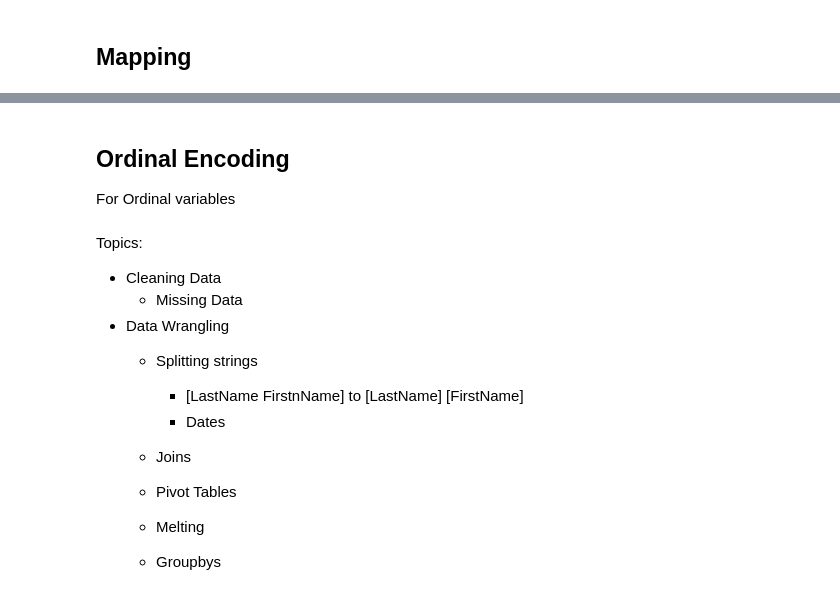
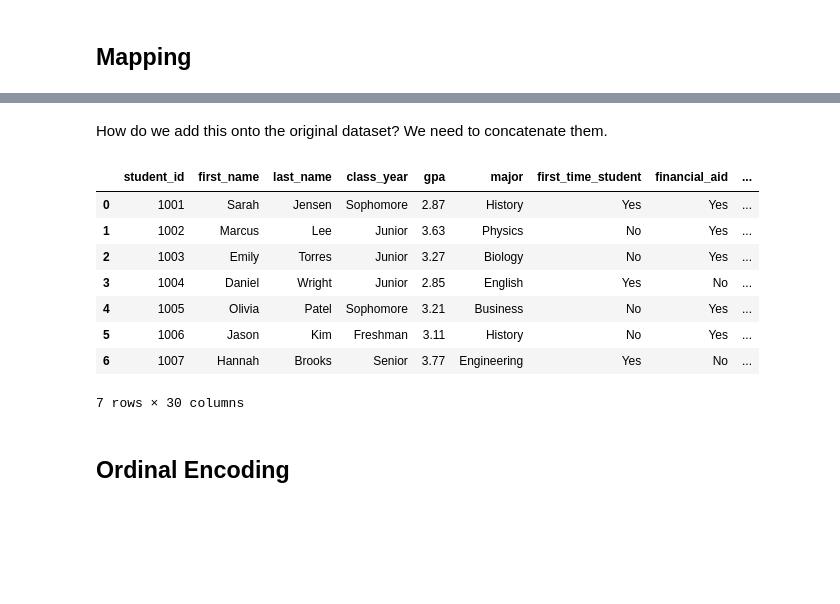
Before and after one commit to drolsonmi/math3080, a Jupyter notebook: Notes/10_DataWrangling1.ipynb, the cells around one changed output, grey strips where cells are left out. Saved outputs shown, nothing was run; the diff lists cells and outputs as text; code cells hidden in the pictures; blank space fills up the shorter version.

```diff
--- a/Notes/10_DataWrangling1.ipynb
+++ b/Notes/10_DataWrangling1.ipynb
@@ -47,0 +202,3 @@ For Nominal variables
+# %%
+major_dummies = pd.get_dummies(students['major']).astype(int)
+major_dummies.head()
@@ -48,16 +212,17 @@ For Nominal variables
+# %% [markdown]
+How do we add this onto the original dataset? We need to concatenate them.
+# %%
+students = pd.concat([students, major_dummies], axis=1)
+students.head(7)
+# %% [output]
+|  | student_id | first_name | last_name | class_year | gpa | major | first_time_student | financial_aid | ... |
+| 0 | 1001 | Sarah | Jensen | Sophomore | 2.87 | History | Yes | Yes | ... |
+| 1 | 1002 | Marcus | Lee | Junior | 3.63 | Physics | No | Yes | ... |
+| 2 | 1003 | Emily | Torres | Junior | 3.27 | Biology | No | Yes | ... |
+| 3 | 1004 | Daniel | Wright | Junior | 2.85 | English | Yes | No | ... |
+| 4 | 1005 | Olivia | Patel | Sophomore | 3.21 | Business | No | Yes | ... |
+| 5 | 1006 | Jason | Kim | Freshman | 3.11 | History | No | Yes | ... |
+| 6 | 1007 | Hannah | Brooks | Senior | 3.77 | Engineering | Yes | No | ... |
+7 rows × 30 columns
 # %% [markdown]
 ## Ordinal Encoding
-For Ordinal variables
-# %% [markdown]
-Topics:
-* Cleaning Data
-  * Missing Data
-* Data Wrangling
-  * Splitting strings
-    * [LastName FirstnName] to [LastName] [FirstName]
-    * Dates
-
-  * Joins
-  * Pivot Tables
-  * Melting
-  * Groupbys
```
Also changed, not shown: parts of 26 cells of this notebook.
